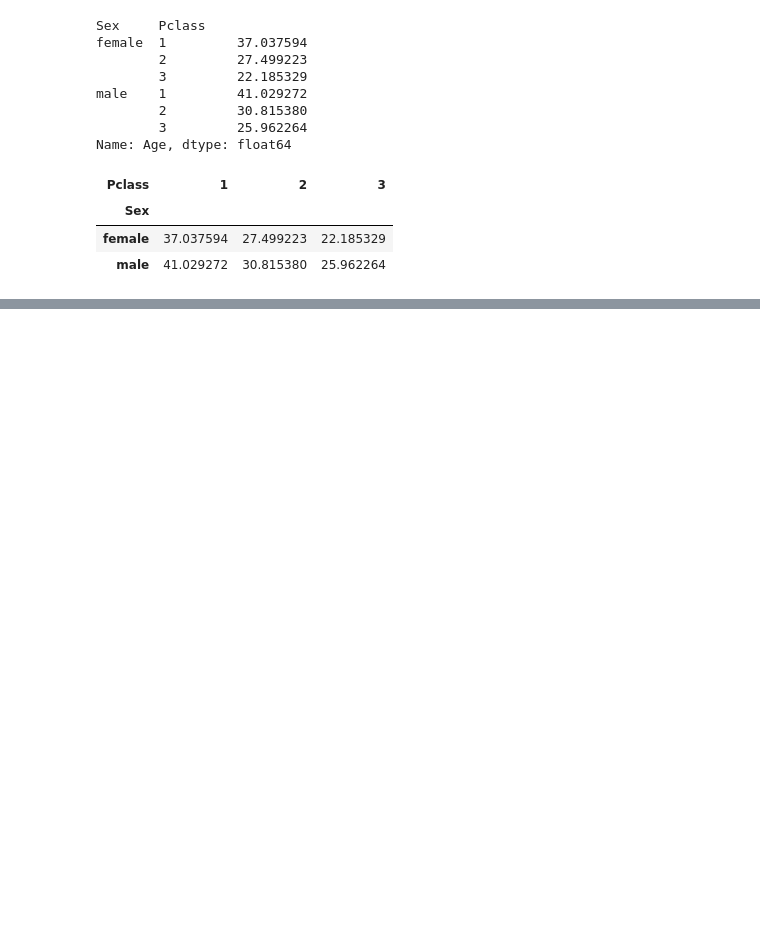
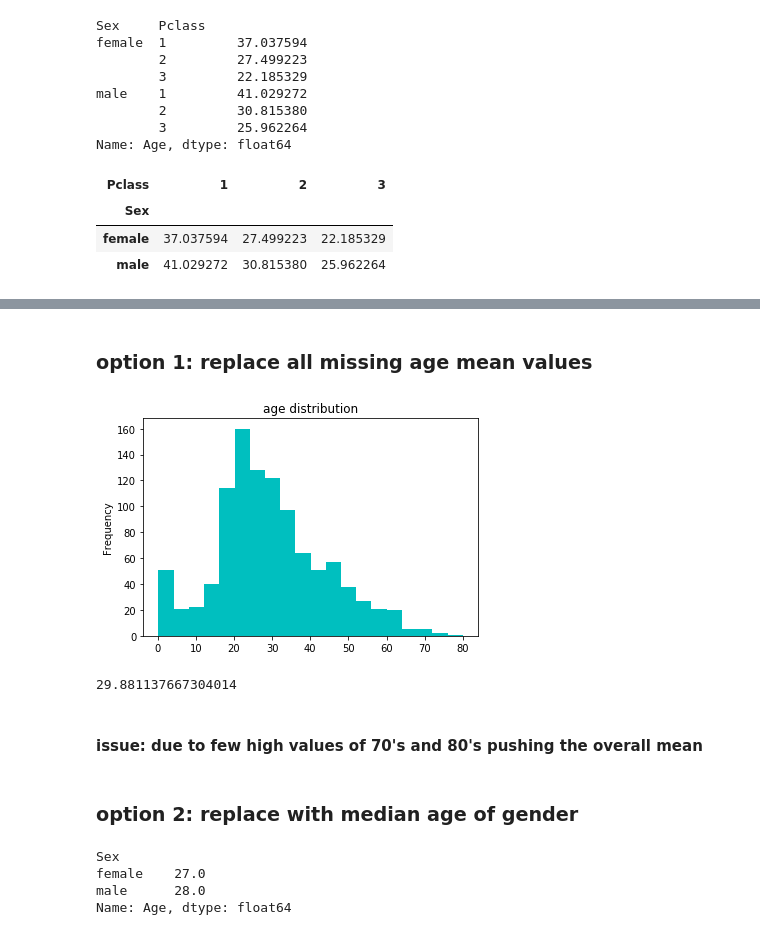
Before and after one commit to Nashema007/titanic, a Jupyter notebook: notebooks/2.0-ak-exploring-processing-data.ipynb, the cells around one changed output, grey strips where cells are left out. Cells and saved outputs as stored; diff of their text form; code cells hidden in the pictures; blank space fills up the shorter version.

```diff
--- a/notebooks/2.0-ak-exploring-processing-data.ipynb
+++ b/notebooks/2.0-ak-exploring-processing-data.ipynb
@@ -499,0 +496,3 @@ df.groupby(['Sex', 'Pclass']).Age.mean().unstack()
+# %%
+#replace the missing values with 'C'
+df.Embarked.fillna('C', inplace=True)
@@ -499,0 +532,3 @@ df.groupby(['Sex', 'Pclass']).Age.mean().unstack()
+# %%
+median_fare = df.loc[(df.Pclass == 3) & (df.Embarked == 'S'), 'Fare'].median()
+print(median_fare)
@@ -499,0 +537,2 @@ df.groupby(['Sex', 'Pclass']).Age.mean().unstack()
+# %%
+df.Fare.fillna(median_fare, inplace=True)
@@ -499,0 +582,13 @@ df.groupby(['Sex', 'Pclass']).Age.mean().unstack()
+# %% [markdown]
+### option 1: replace all missing age mean values
+# %%
+df.Age.plot(kind='hist', title='age distribution', bins=20, color='c');
+# %% [output]
+[figure, added]
+# %%
+#get mean
+df.Age.mean()
+# %% [output]
+29.881137667304014
+# %% [markdown]
+#### issue: due to few high values of 70's and 80's pushing the overall mean
@@ -499,0 +598,10 @@ df.groupby(['Sex', 'Pclass']).Age.mean().unstack()
+# %% [markdown]
+### option 2: replace with median age of gender
+# %%
+#median values
+df.groupby('Sex').Age.median()
+# %% [output]
+Sex
+female    27.0
+male      28.0
+Name: Age, dtype: float64
```
Also changed, not shown: parts of 111 cells of this notebook, 1 other file.
